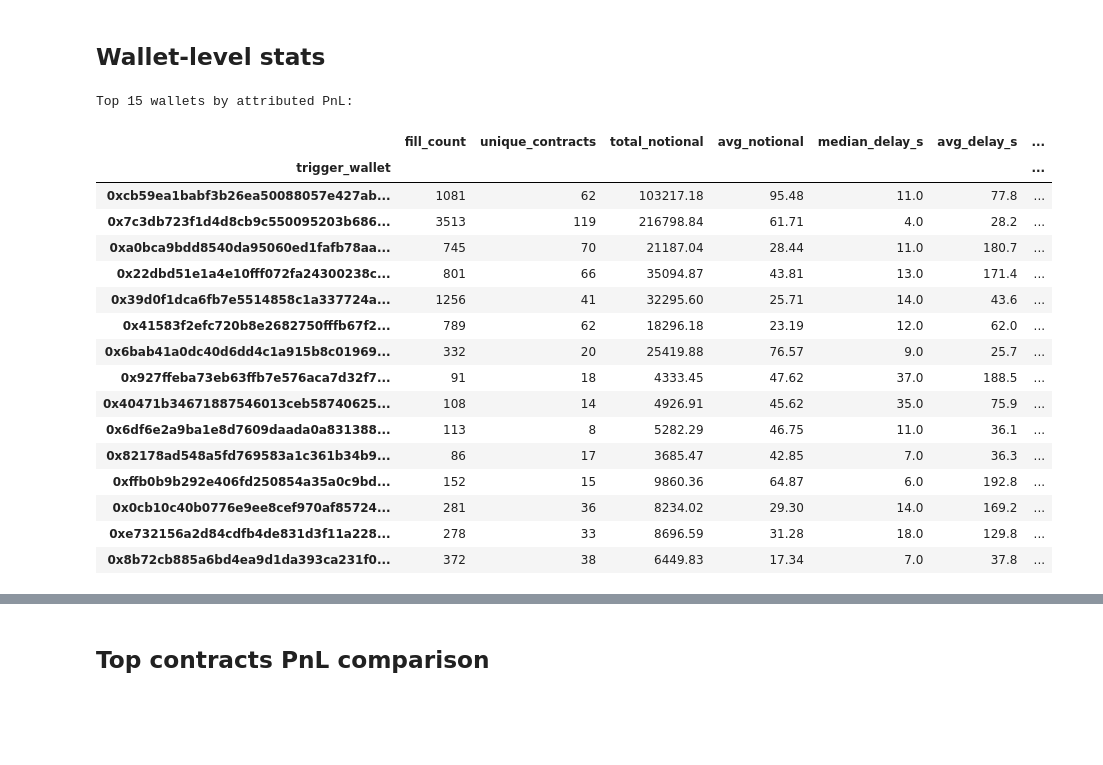
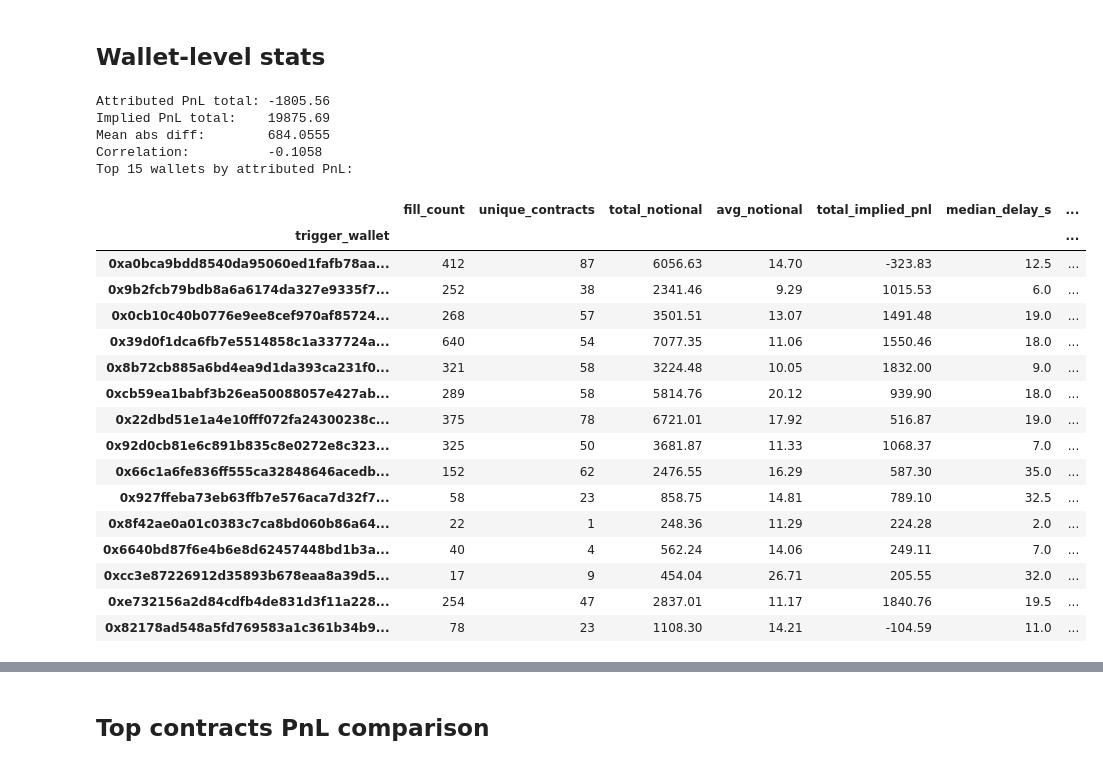
Before and after one commit to vobornij/polymarket, a Jupyter notebook: notebooks/flow/stage3_polybot_backtest_visualization.ipynb, the cells around one changed output, grey strips where cells are left out. Drawn from its saved outputs; the diff is of its cells as text; code cells hidden in the pictures; blank space fills up the shorter version.

```diff
--- a/notebooks/flow/stage3_polybot_backtest_visualization.ipynb
+++ b/notebooks/flow/stage3_polybot_backtest_visualization.ipynb
@@ -131,23 +149,21 @@ contract_dirs = sorted((BACKTEST_DIR / 'contracts').glob('*'))
 if AGGREGATE_MAX_CONTRACTS is not None:
     contract_dirs = contract_dirs[:AGGREGATE_MAX_CONTRACTS]
 
-delta_parts = []
+pnl_parts = []
 for contract_dir in contract_dirs:
-    stats_path = contract_dir / 'stats.parquet'
-    if not stats_path.exists():
+    fills_path = contract_dir / 'fills.parquet'
+    if not fills_path.exists():
         continue
-    stats_df = pd.read_parquet(stats_path, columns=['dt', 'token_id', 'realized_pnl']).dropna(subset=['realized_pnl'])
-    if stats_df.empty:
+    fdf = pd.read_parquet(fills_path).dropna(subset=['implied_pnl'])
+    if fdf.empty:
         continue
-    stats_df['dt'] = pd.to_datetime(stats_df['dt'], utc=True)
-    stats_df = stats_df.sort_values(['token_id', 'dt'])
-    stats_df['delta_realized_pnl'] = stats_df.groupby('token_id')['realized_pnl'].diff().fillna(stats_df['realized_pnl'])
-    delta_parts.append(stats_df[['dt', 'delta_realized_pnl']])
+    fdf['dt'] = pd.to_datetime(fdf['dt'], utc=True)
+    pnl_parts.append(fdf)
 
-if delta_parts:
-    polybot_delta = pd.concat(delta_parts, ignore_index=True)
+if pnl_parts:
+    polybot_all = pd.concat(pnl_parts, ignore_index=True)
     polybot_hourly = (
-        polybot_delta.set_index('dt')['delta_realized_pnl']
+        polybot_all.set_index('dt')['implied_pnl']
         .resample(AGGREGATE_RESAMPLE)
         .sum()
         .rename('polybot_trade_pnl')
@@ -224,11 +324,12 @@ for contract_dir in contract_dirs:
         'condition_id', 'token_id', 'dt',
         'trigger_wallet', 'synthetic_side',
         'synthetic_price', 'fill_quantity',
+        'implied_pnl',
         'order_timestamp', 'fill_timestamp'
     ])
     if df.empty:
         continue
-        df['dt'] = pd.to_datetime(df['dt'], utc=True)
+    df['dt'] = pd.to_datetime(df['dt'], utc=True)
     df['order_timestamp'] = pd.to_datetime(df['order_timestamp'], utc=True)
     df['fill_timestamp'] = pd.to_datetime(df['fill_timestamp'], utc=True)
     df['delay_s'] = (df['fill_timestamp'] - df['order_timestamp']).dt.total_seconds()
@@ -237,14 +338,14 @@ for contract_dir in contract_dirs:
     wallet_parts.append(df[[
         'condition_id', 'token_id', 'dt', 'trigger_wallet',
         'synthetic_side', 'synthetic_price', 'fill_quantity',
-        'notional', 'delay_s'
+        'notional', 'implied_pnl', 'delay_s'
     ]])
 
 all_delays_df = pd.concat(all_delays, ignore_index=True) if all_delays else pd.DataFrame(columns=['condition_id', 'delay_s'])
 all_delays_df = all_delays_df[all_delays_df['delay_s'] >= 0]
 
 wallet_all = pd.concat(wallet_parts, ignore_index=True) if wallet_parts else pd.DataFrame(
-    columns=['condition_id', 'token_id', 'dt', 'trigger_wallet', 'synthetic_side', 'synthetic_price', 'fill_quantity', 'notional', 'delay_s']
+    columns=['condition_id', 'token_id', 'dt', 'trigger_wallet', 'synthetic_side', 'synthetic_price', 'fill_quantity', 'notional', 'implied_pnl', 'delay_s']
 )
 
 print(f'Fill events loaded: {len(all_delays_df):,}')
@@ -333,6 +434,7 @@ wallet_stats = wallet_all.groupby('trigger_wallet').agg(
     unique_contracts=('condition_id', 'nunique'),
     total_notional=('notional', 'sum'),
     avg_notional=('notional', 'mean'),
+    total_implied_pnl=('implied_pnl', 'sum'),
     median_delay_s=('delay_s', 'median'),
     avg_delay_s=('delay_s', 'mean'),
 ).sort_values('fill_count', ascending=False)
@@ -353,47 +455,59 @@ for (cond_id, token_id), grp in wallet_all.groupby(['condition_id', 'token_id'],
         wallet = row['trigger_wallet'] if pd.notna(row['trigger_wallet']) else None
 
         if side == 'BUY':
             buy_queue.append([qty, price, wallet])
         else:
             remaining = qty
             while remaining > 1e-10 and buy_queue:
                 buy_qty, buy_price, _ = buy_queue[0]
                 matched = min(remaining, buy_qty)
                 pnl = (price - buy_price) * matched
                 if wallet is not None:
                     pnl_per_wallet[wallet] = pnl_per_wallet.get(wallet, 0.0) + pnl
                 if matched >= buy_qty - 1e-10:
                     buy_queue.popleft()
                 else:
                     buy_queue[0][0] -= matched
                 remaining -= matched
 
 wallet_stats['attributed_pnl'] = wallet_stats.index.to_series().map(pnl_per_wallet).fillna(0.0).round(2)
+wallet_stats['total_implied_pnl'] = wallet_stats['total_implied_pnl'].round(2)
+
+# Comparison
+diff = (wallet_stats['attributed_pnl'] - wallet_stats['total_implied_pnl']).abs()
+print(f'Attributed PnL total: {wallet_stats["attributed_pnl"].sum():.2f}')
+print(f'Implied PnL total:    {wallet_stats["total_implied_pnl"].sum():.2f}')
+print(f'Mean abs diff:        {diff.mean():.4f}')
+print(f'Correlation:          {wallet_stats["attributed_pnl"].corr(wallet_stats["total_implied_pnl"]):.4f}')
 
 wallet_stats['total_notional'] = wallet_stats['total_notional'].round(2)
 wallet_stats['avg_notional'] = wallet_stats['avg_notional'].round(2)
 wallet_stats['median_delay_s'] = wallet_stats['median_delay_s'].round(1)
 wallet_stats['avg_delay_s'] = wallet_stats['avg_delay_s'].round(1)
 
 print('Top 15 wallets by attributed PnL:')
 wallet_stats = wallet_stats.sort_values('attributed_pnl', ascending=False, key=abs)
 wallet_stats.head(15)
 # %% [output]
+Attributed PnL total: -1805.56
+Implied PnL total:    19875.69
+Mean abs diff:        684.0555
+Correlation:          -0.1058
 Top 15 wallets by attributed PnL:
-|  | fill_count | unique_contracts | total_notional | avg_notional | median_delay_s | avg_delay_s | ... |
+|  | fill_count | unique_contracts | total_notional | avg_notional | total_implied_pnl | median_delay_s | ... |
 | trigger_wallet |  |  |  |  |  |  | ... |
-| 0xcb59ea1babf3b26ea50088057e427ab... | 1081 | 62 | 103217.18 | 95.48 | 11.0 | 77.8 | ... |
-| 0x7c3db723f1d4d8cb9c550095203b686... | 3513 | 119 | 216798.84 | 61.71 | 4.0 | 28.2 | ... |
-| 0xa0bca9bdd8540da95060ed1fafb78aa... | 745 | 70 | 21187.04 | 28.44 | 11.0 | 180.7 | ... |
-| 0x22dbd51e1a4e10fff072fa24300238c... | 801 | 66 | 35094.87 | 43.81 | 13.0 | 171.4 | ... |
-| 0x39d0f1dca6fb7e5514858c1a337724a... | 1256 | 41 | 32295.60 | 25.71 | 14.0 | 43.6 | ... |
-| 0x41583f2efc720b8e2682750fffb67f2... | 789 | 62 | 18296.18 | 23.19 | 12.0 | 62.0 | ... |
-| 0x6bab41a0dc40d6dd4c1a915b8c01969... | 332 | 20 | 25419.88 | 76.57 | 9.0 | 25.7 | ... |
-| 0x927ffeba73eb63ffb7e576aca7d32f7... | 91 | 18 | 4333.45 | 47.62 | 37.0 | 188.5 | ... |
-| 0x40471b34671887546013ceb58740625... | 108 | 14 | 4926.91 | 45.62 | 35.0 | 75.9 | ... |
-| 0x6df6e2a9ba1e8d7609daada0a831388... | 113 | 8 | 5282.29 | 46.75 | 11.0 | 36.1 | ... |
-| 0x82178ad548a5fd769583a1c361b34b9... | 86 | 17 | 3685.47 | 42.85 | 7.0 | 36.3 | ... |
-| 0xffb0b9b292e406fd250854a35a0c9bd... | 152 | 15 | 9860.36 | 64.87 | 6.0 | 192.8 | ... |
-| 0x0cb10c40b0776e9ee8cef970af85724... | 281 | 36 | 8234.02 | 29.30 | 14.0 | 169.2 | ... |
-| 0xe732156a2d84cdfb4de831d3f11a228... | 278 | 33 | 8696.59 | 31.28 | 18.0 | 129.8 | ... |
-| 0x8b72cb885a6bd4ea9d1da393ca231f0... | 372 | 38 | 6449.83 | 17.34 | 7.0 | 37.8 | ... |
+| 0xa0bca9bdd8540da95060ed1fafb78aa... | 412 | 87 | 6056.63 | 14.70 | -323.83 | 12.5 | ... |
+| 0x9b2fcb79bdb8a6a6174da327e9335f7... | 252 | 38 | 2341.46 | 9.29 | 1015.53 | 6.0 | ... |
+| 0x0cb10c40b0776e9ee8cef970af85724... | 268 | 57 | 3501.51 | 13.07 | 1491.48 | 19.0 | ... |
+| 0x39d0f1dca6fb7e5514858c1a337724a... | 640 | 54 | 7077.35 | 11.06 | 1550.46 | 18.0 | ... |
+| 0x8b72cb885a6bd4ea9d1da393ca231f0... | 321 | 58 | 3224.48 | 10.05 | 1832.00 | 9.0 | ... |
+| 0xcb59ea1babf3b26ea50088057e427ab... | 289 | 58 | 5814.76 | 20.12 | 939.90 | 18.0 | ... |
+| 0x22dbd51e1a4e10fff072fa24300238c... | 375 | 78 | 6721.01 | 17.92 | 516.87 | 19.0 | ... |
+| 0x92d0cb81e6c891b835c8e0272e8c323... | 325 | 50 | 3681.87 | 11.33 | 1068.37 | 7.0 | ... |
+| 0x66c1a6fe836ff555ca32848646acedb... | 152 | 62 | 2476.55 | 16.29 | 587.30 | 35.0 | ... |
+| 0x927ffeba73eb63ffb7e576aca7d32f7... | 58 | 23 | 858.75 | 14.81 | 789.10 | 32.5 | ... |
+| 0x8f42ae0a01c0383c7ca8bd060b86a64... | 22 | 1 | 248.36 | 11.29 | 224.28 | 2.0 | ... |
+| 0x6640bd87f6e4b6e8d62457448bd1b3a... | 40 | 4 | 562.24 | 14.06 | 249.11 | 7.0 | ... |
+| 0xcc3e87226912d35893b678eaa8a39d5... | 17 | 9 | 454.04 | 26.71 | 205.55 | 32.0 | ... |
+| 0xe732156a2d84cdfb4de831d3f11a228... | 254 | 47 | 2837.01 | 11.17 | 1840.76 | 19.5 | ... |
+| 0x82178ad548a5fd769583a1c361b34b9... | 78 | 23 | 1108.30 | 14.21 | -104.59 | 11.0 | ... |
```
Also changed, not shown: parts of 17 cells of this notebook, 3 other files.
